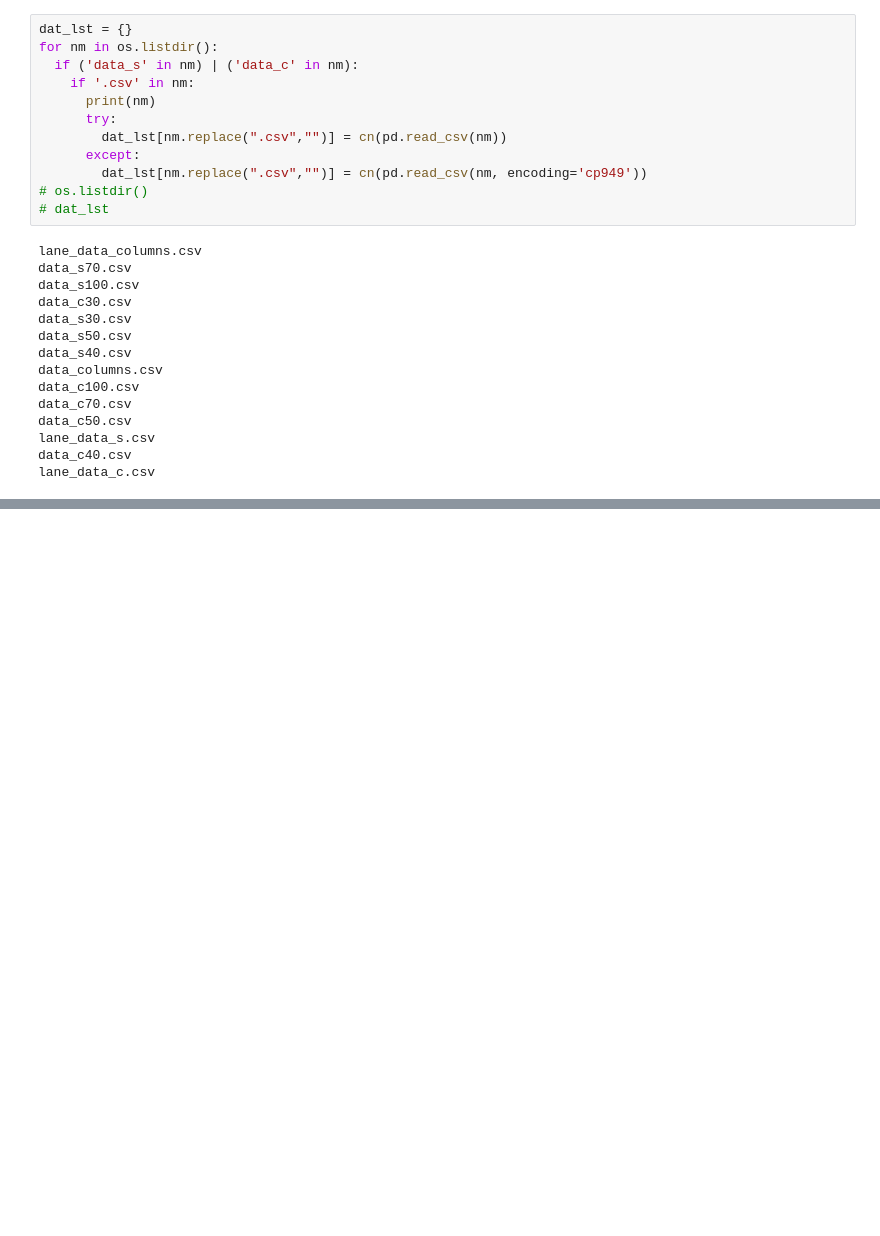
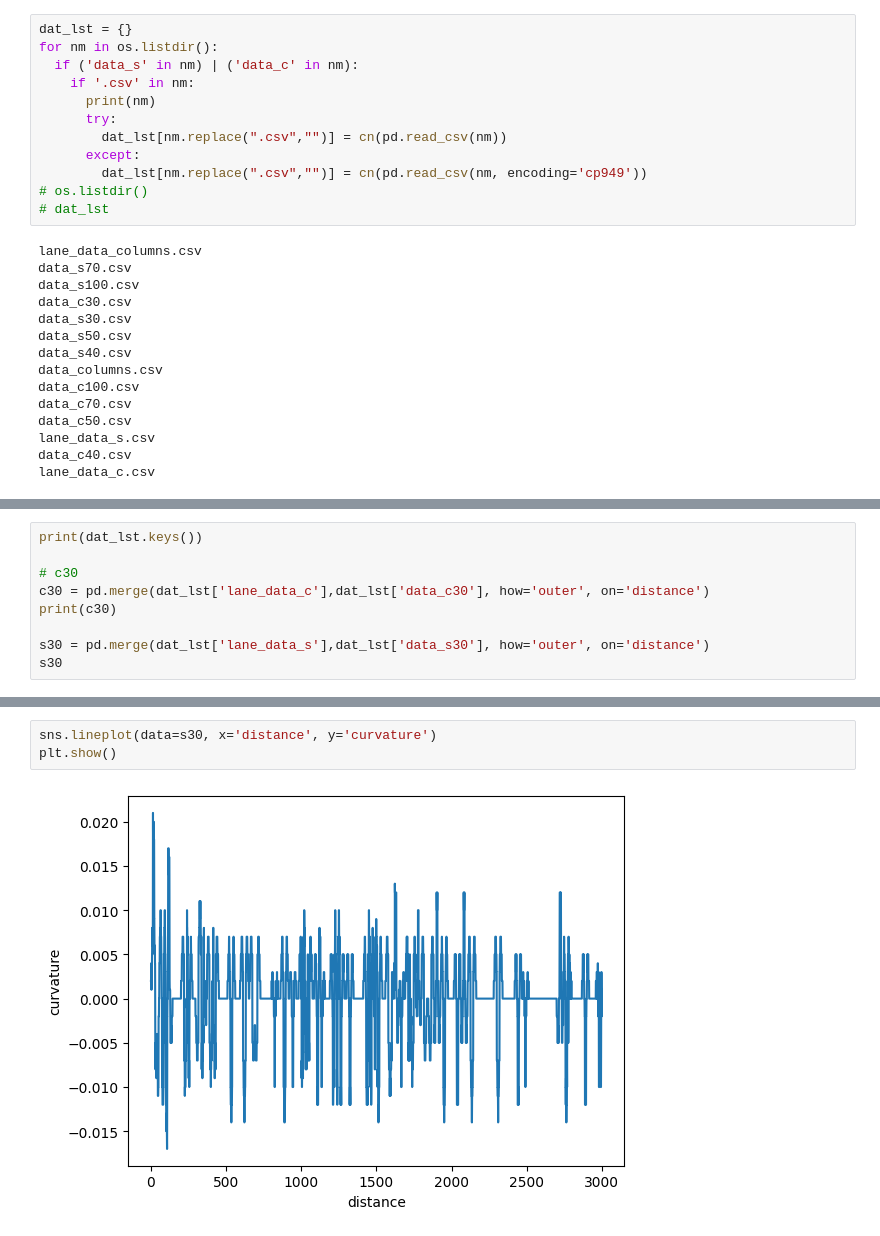
Before and after one commit to mlKwon/railway, a Jupyter notebook: rail.ipynb, the cells around one changed output, grey strips where cells are left out. Drawn from its saved outputs; the diff is of its cells as text; blank space fills up the shorter version.

```diff
--- a/rail.ipynb
+++ b/rail.ipynb
@@ -128,0 +258,9 @@ plt.show()
+# %%
+print(dat_lst.keys())
+
+# c30
+c30 = pd.merge(dat_lst['lane_data_c'],dat_lst['data_c30'], how='outer', on='distance')
+print(c30)
+
+s30 = pd.merge(dat_lst['lane_data_s'],dat_lst['data_s30'], how='outer', on='distance')
+s30
@@ -128,0 +298,5 @@ plt.show()
+# %%
+sns.lineplot(data=s30, x='distance', y='curvature')
+plt.show()
+# %% [output]
+[figure, added]
```
Also changed, not shown: parts of 39 cells of this notebook.
